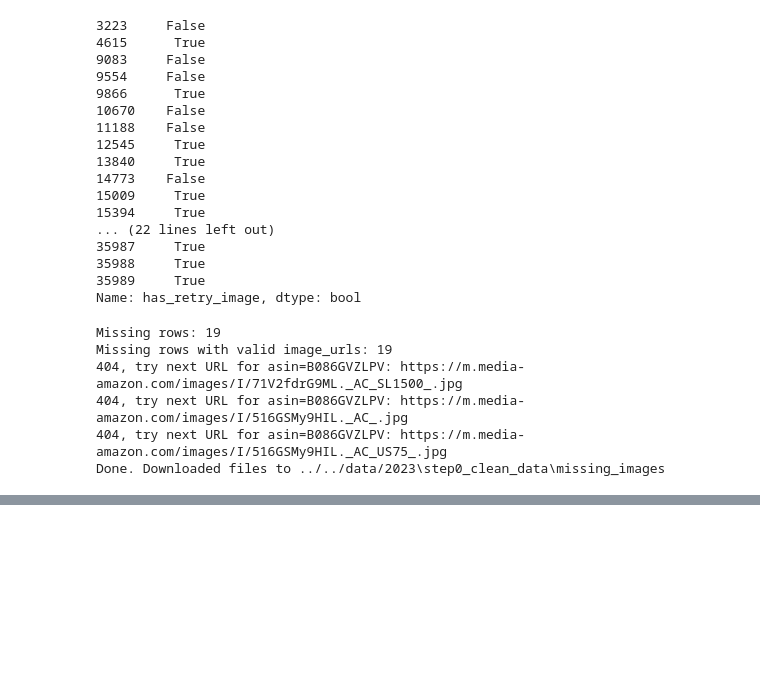
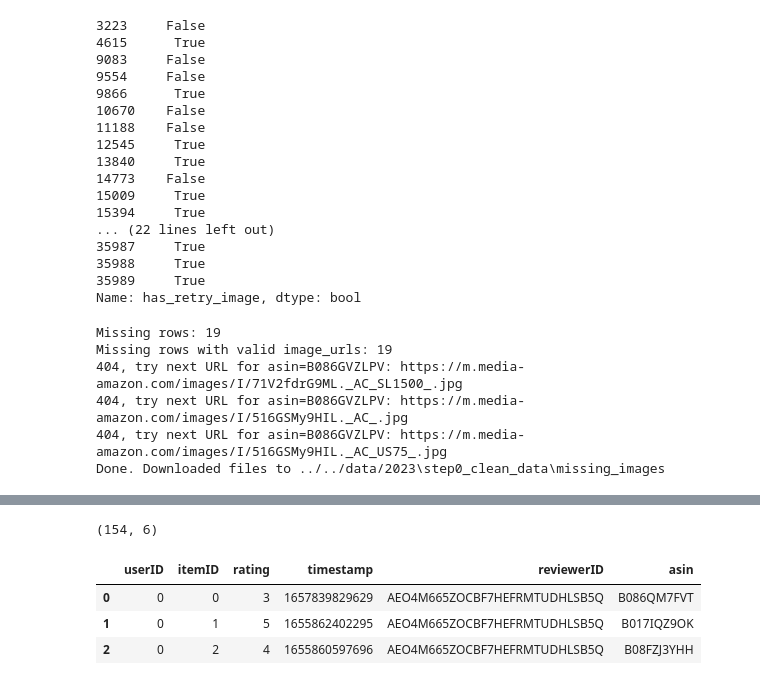
Before and after one commit to ThanhB18059162022/MMRec, a Jupyter notebook: preprocessing/step0_clean_data/tai_du_lieu_hinh/XuLyDuLieuMeta.ipynb, the cells around one changed output, grey strips where cells are left out. Drawn from its saved outputs; the diff is of its cells as text; code cells hidden in the pictures; blank space fills up the shorter version.

```diff
--- a/preprocessing/step0_clean_data/tai_du_lieu_hinh/XuLyDuLieuMeta.ipynb
+++ b/preprocessing/step0_clean_data/tai_du_lieu_hinh/XuLyDuLieuMeta.ipynb
@@ -596,0 +635,11 @@ df_miss_image[df_miss_image["asin"] == "B086GVZLPV"]
+# %%
+df_inter_dont_have_image.shape
+# %% [output]
+(154, 6)
+# %%
+df_inter.head(3)
+# %% [output]
+|  | userID | itemID | rating | timestamp | reviewerID | asin |
+| 0 | 0 | 0 | 3 | 1657839829629 | AEO4M665ZOCBF7HEFRMTUDHLSB5Q | B086QM7FVT |
+| 1 | 0 | 1 | 5 | 1655862402295 | AEO4M665ZOCBF7HEFRMTUDHLSB5Q | B017IQZ9OK |
+| 2 | 0 | 2 | 4 | 1655860597696 | AEO4M665ZOCBF7HEFRMTUDHLSB5Q | B08FZJ3YHH |
```
Also changed, not shown: parts of 12 cells of this notebook.
